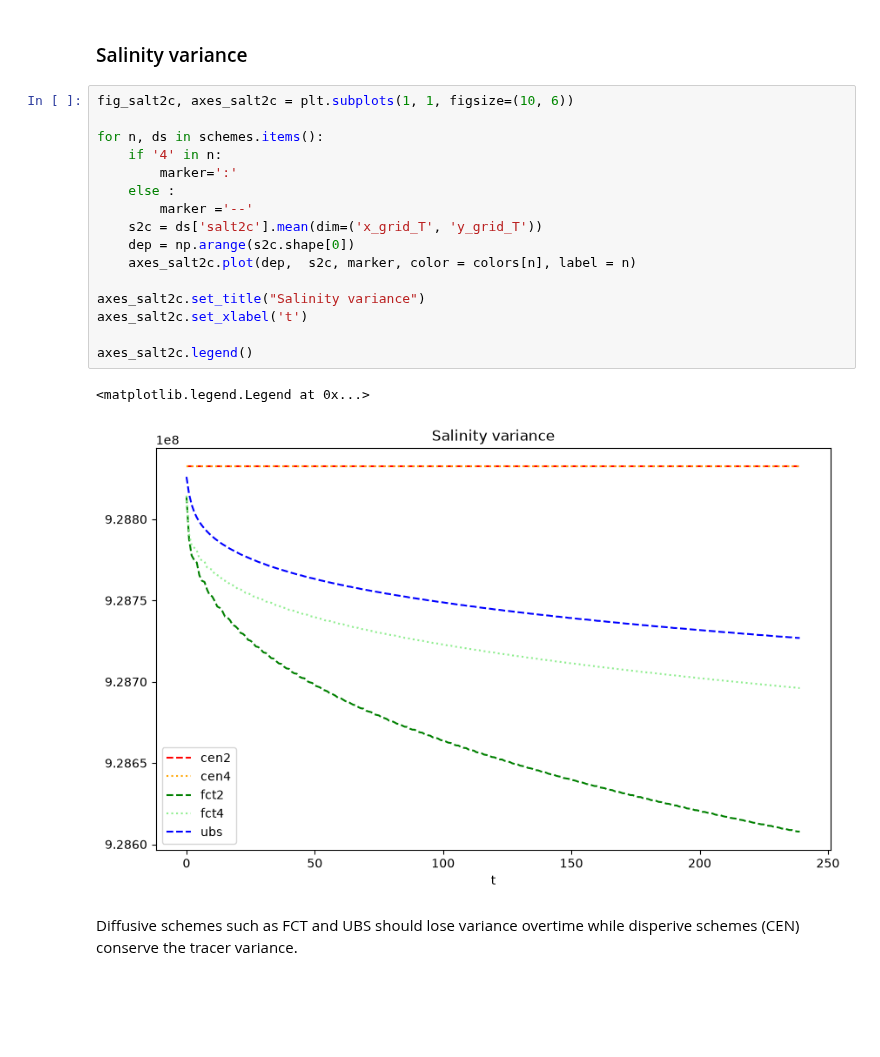
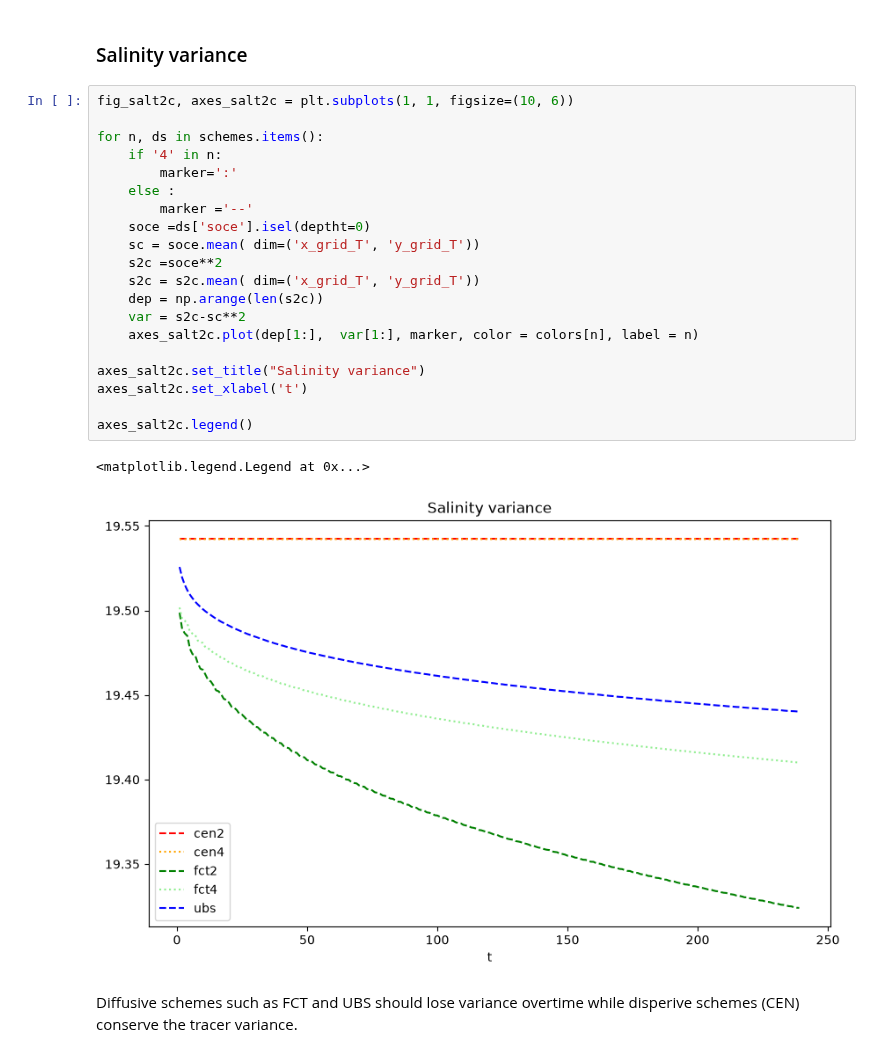
Before and after one commit to justinebuisson606/NEMO_Demonstrators, a Jupyter notebook: Demonstrator 1.ipynb, the cells around one changed output. Cells and saved outputs as stored; diff of their text form; blank space fills up the shorter version.

```diff
--- a/Demonstrator 1.ipynb
+++ b/Demonstrator 1.ipynb
@@ -249,22 +249,26 @@ Dispersive schemes (CEN) create spurious wiggles and diffusive schemes smooth ou
 # %%
 fig_salt2c, axes_salt2c = plt.subplots(1, 1, figsize=(10, 6))
 
 for n, ds in schemes.items():
     if '4' in n:
         marker=':'
     else :
         marker ='--'
-    s2c = ds['salt2c'].mean(dim=('x_grid_T', 'y_grid_T'))
-    dep = np.arange(s2c.shape[0])
-    axes_salt2c.plot(dep,  s2c, marker, color = colors[n], label = n)
+    soce =ds['soce'].isel(deptht=0)
+    sc = soce.mean( dim=('x_grid_T', 'y_grid_T'))
+    s2c =soce**2
+    s2c = s2c.mean( dim=('x_grid_T', 'y_grid_T'))
+    dep = np.arange(len(s2c))
+    var = s2c-sc**2
+    axes_salt2c.plot(dep[1:],  var[1:], marker, color = colors[n], label = n)
 
 axes_salt2c.set_title("Salinity variance")
 axes_salt2c.set_xlabel('t')
 
 axes_salt2c.legend()
 # %% [output]
 <matplotlib.legend.Legend at 0x...>
-[figure, old version]
+[figure, new version]
 # %% [markdown]
 Diffusive schemes such as FCT and UBS should lose variance overtime while disperive schemes (CEN) conserve the tracer variance.
 # %% [markdown]
```
Also changed, not shown: parts of 4 cells of this notebook, 5 other files.
